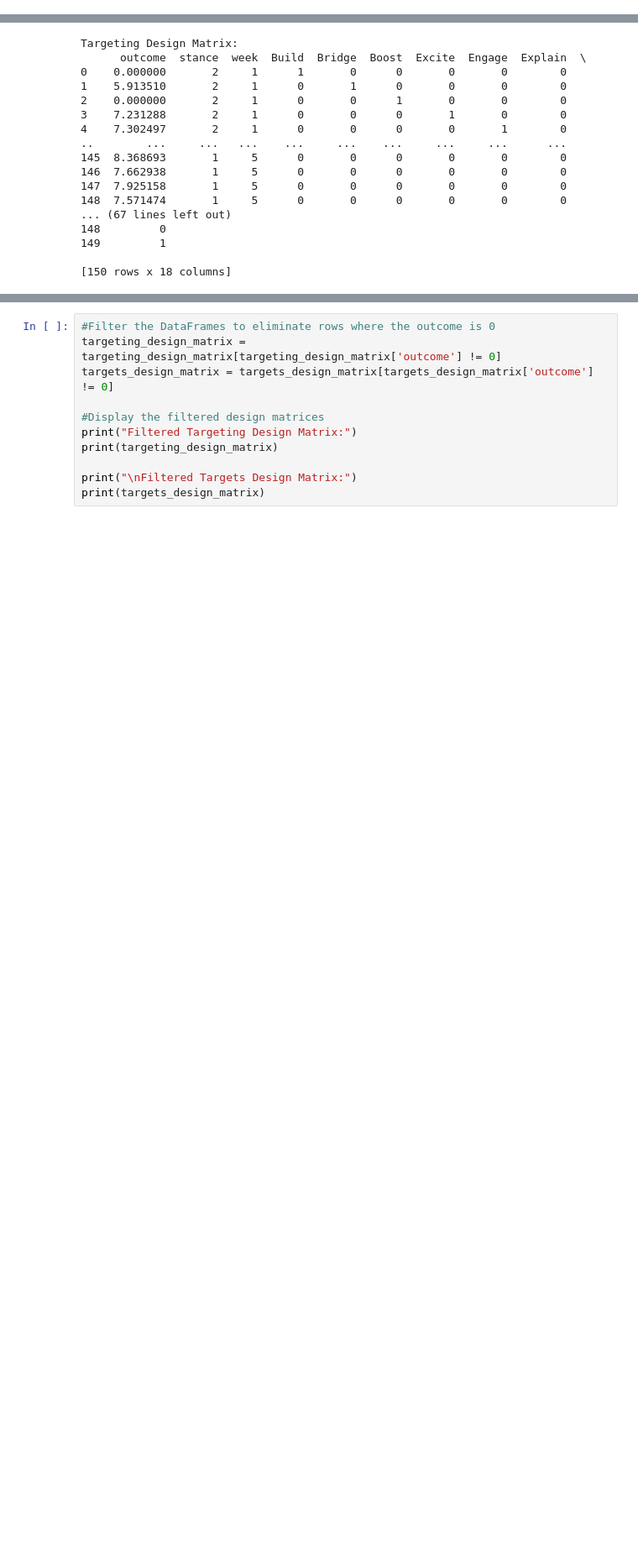
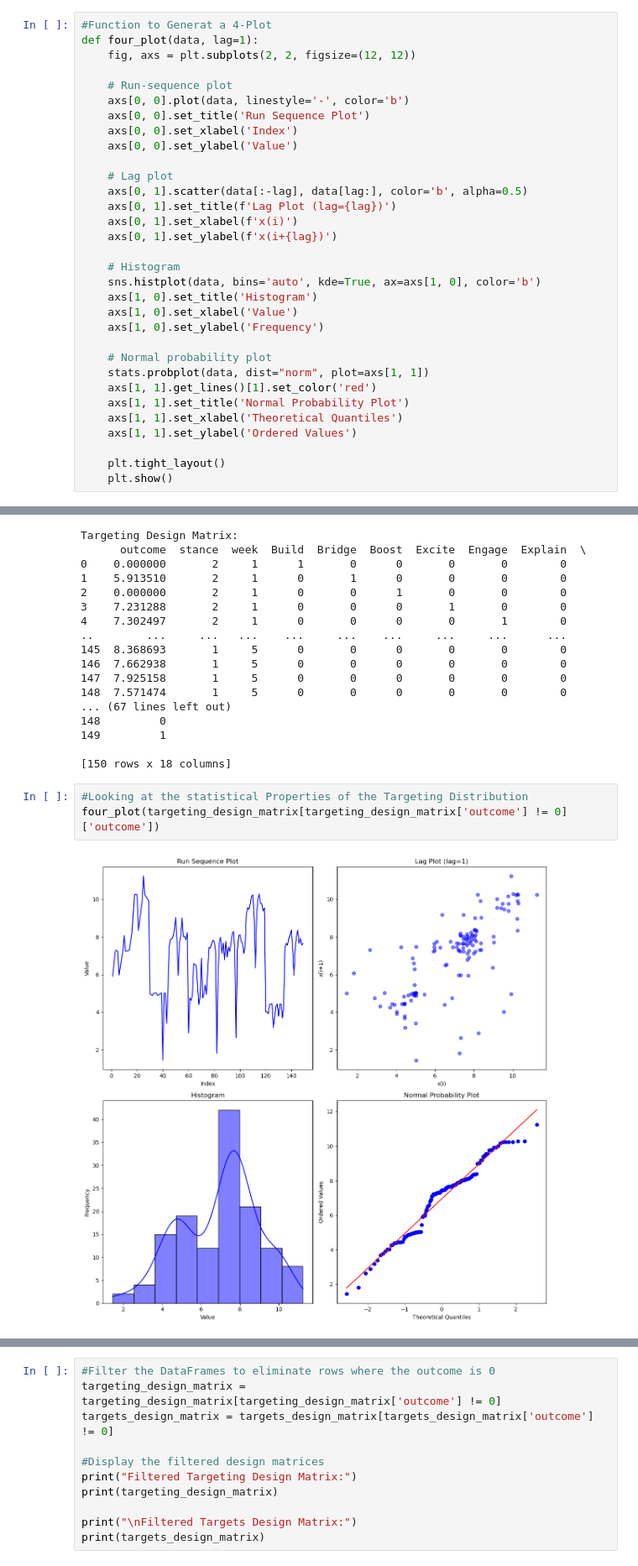
Before and after one commit to jhm18/ORA_Supplemental, a Jupyter notebook: BEND Assessment Models/temporal_bend.ipynb, the cells around one changed output, grey strips where cells are left out. Shown at 84% size. Saved outputs shown, nothing was run; the diff lists cells and outputs as text; blank space fills up the shorter version.

```diff
--- a/BEND Assessment Models/temporal_bend.ipynb
+++ b/BEND Assessment Models/temporal_bend.ipynb
@@ -121,6 +124,38 @@ def transform_to_design_matrix(df, category_column, time_column, maneuvers):
 
     # Return the design matrix
     return design_df
+# %%
+#Function to Generat a 4-Plot
+def four_plot(data, lag=1):
+    fig, axs = plt.subplots(2, 2, figsize=(12, 12))
+
+    # Run-sequence plot
+    axs[0, 0].plot(data, linestyle='-', color='b')
+    axs[0, 0].set_title('Run Sequence Plot')
+    axs[0, 0].set_xlabel('Index')
+    axs[0, 0].set_ylabel('Value')
+
+    # Lag plot
+    axs[0, 1].scatter(data[:-lag], data[lag:], color='b', alpha=0.5)
+    axs[0, 1].set_title(f'Lag Plot (lag={lag})')
+    axs[0, 1].set_xlabel(f'x(i)')
+    axs[0, 1].set_ylabel(f'x(i+{lag})')
+
+    # Histogram
+    sns.histplot(data, bins='auto', kde=True, ax=axs[1, 0], color='b')
+    axs[1, 0].set_title('Histogram')
+    axs[1, 0].set_xlabel('Value')
+    axs[1, 0].set_ylabel('Frequency')
+
+    # Normal probability plot
+    stats.probplot(data, dist="norm", plot=axs[1, 1])
+    axs[1, 1].get_lines()[1].set_color('red')
+    axs[1, 1].set_title('Normal Probability Plot')
+    axs[1, 1].set_xlabel('Theoretical Quantiles')
+    axs[1, 1].set_ylabel('Ordered Values')
+
+    plt.tight_layout()
+    plt.show()
 # %% [markdown]
 ### Importing Data
 # %%
@@ -363,3 +398,8 @@ Targeting Design Matrix:
 149         1
 
 [150 rows x 18 columns]
+# %%
+#Looking at the statistical Properties of the Targeting Distribution
+four_plot(targeting_design_matrix[targeting_design_matrix['outcome'] != 0]['outcome'])
+# %% [output]
+[figure, added]
```
Also changed, not shown: parts of 32 cells of this notebook.
